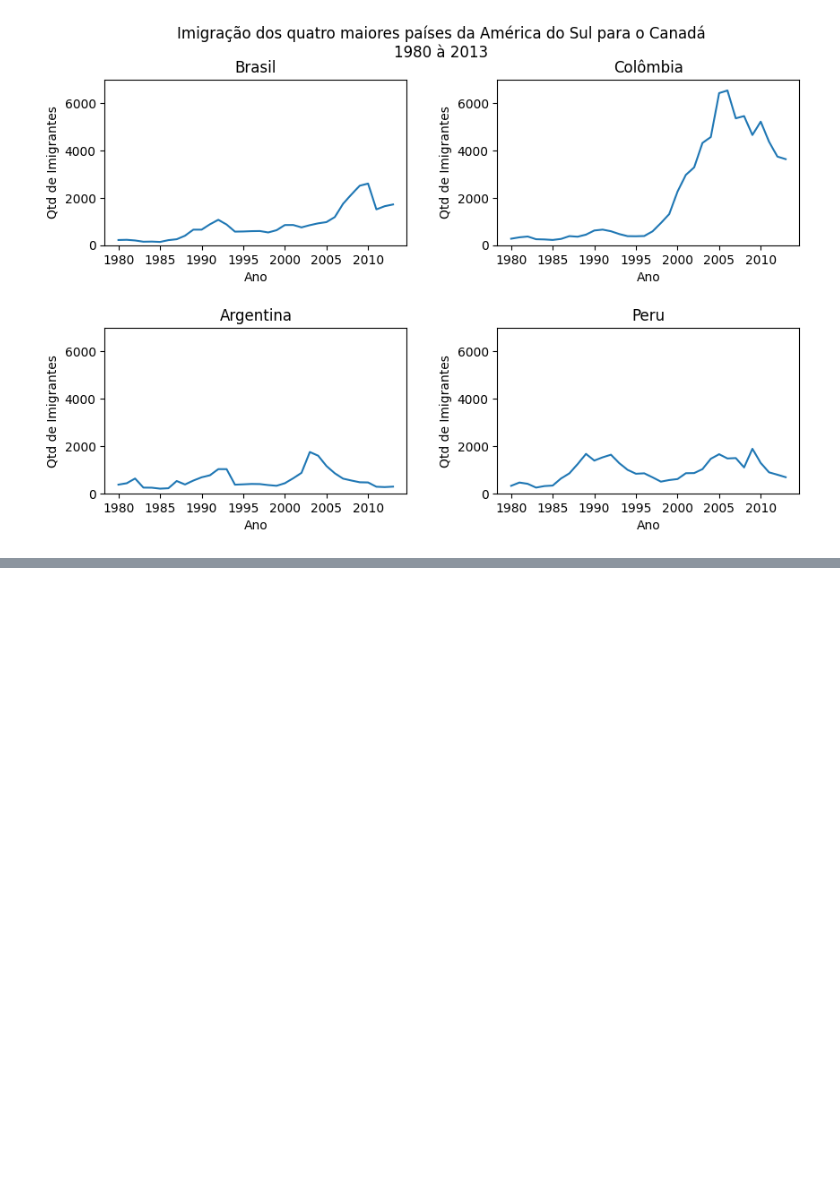
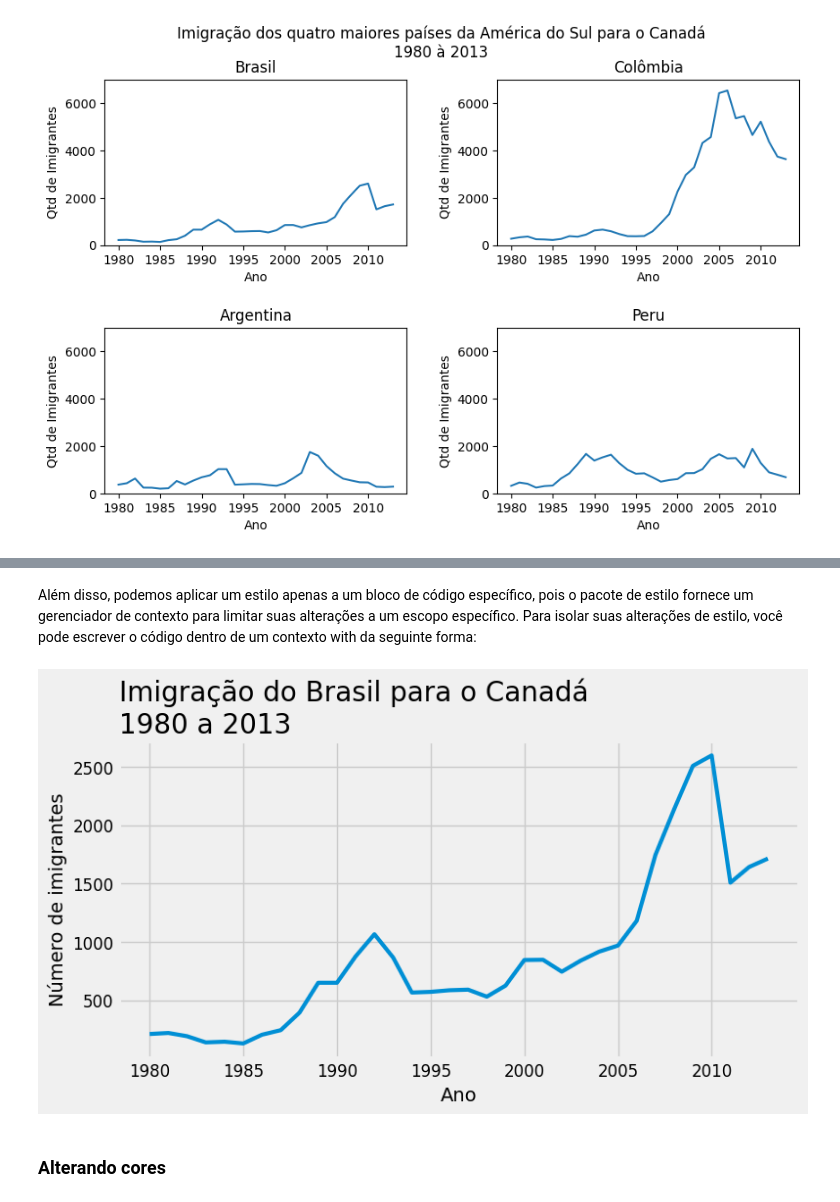
Before and after one commit to NiveskZ/ETL-Alura, a Jupyter notebook: DataViz/DataViz.ipynb, the cells around one changed output, grey strips where cells are left out. Drawn from its saved outputs; the diff is of its cells as text; code cells hidden in the pictures; blank space fills up the shorter version.

```diff
--- a/DataViz/DataViz.ipynb
+++ b/DataViz/DataViz.ipynb
@@ -199,0 +238,20 @@ plt.show()
+# %%
+# voltando para o padrão
+plt.rcParams.update(IPython_default);
+# %% [markdown]
+Além disso, podemos aplicar um estilo apenas a um bloco de código específico, pois o pacote de estilo fornece um gerenciador de contexto para limitar suas alterações a um escopo específico. Para isolar suas alterações de estilo, você pode escrever o código dentro de um contexto with da seguinte forma:
+# %%
+with plt.style.context('fivethirtyeight'):
+  fig, ax = plt.subplots(figsize=(8, 4))
+  ax.plot(dados_brasil['ano'], dados_brasil['imigrantes'], lw=3)
+  ax.set_title('Imigração do Brasil para o Canadá\n1980 a 2013', fontsize=20, loc='left')
+  ax.set_ylabel('Número de imigrantes', fontsize=14)
+  ax.set_xlabel('Ano', fontsize=14)
+  ax.yaxis.set_tick_params(labelsize=12)
+  ax.xaxis.set_tick_params(labelsize=12)
+  ax.xaxis.set_major_locator(plt.MultipleLocator(5))
+  plt.show()
+# %% [output]
+[figure, added]
+# %% [markdown]
+### Alterando cores
```
Also changed, not shown: parts of 32 cells of this notebook.
